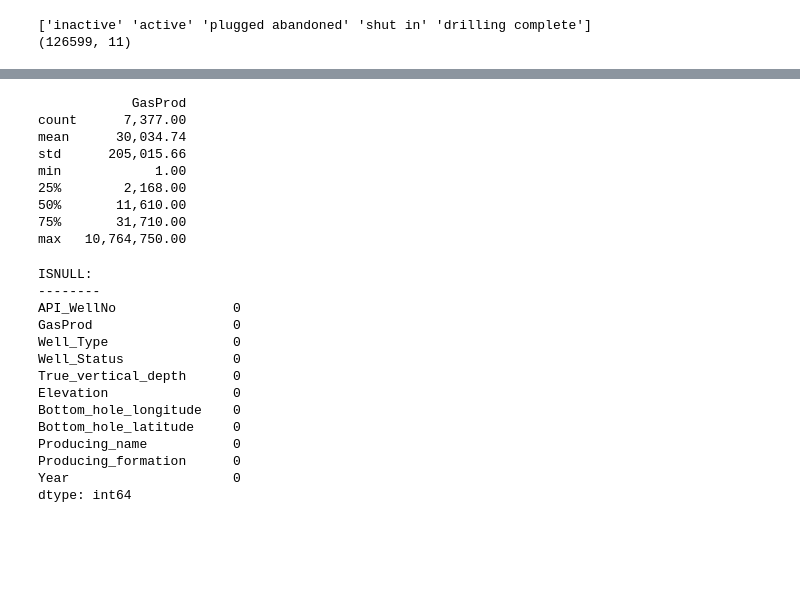
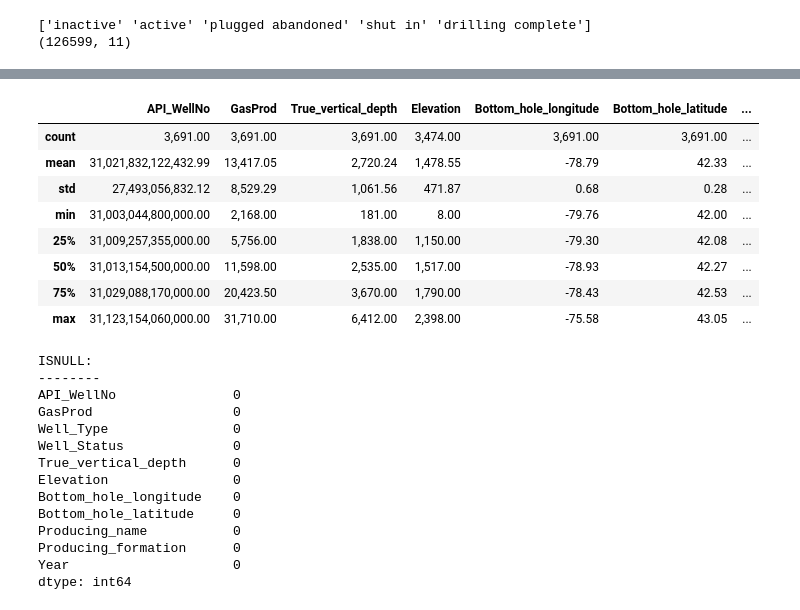
Before and after one commit to mrhussaink7/nys-gas-potential, a Jupyter notebook: code/data_preparation.ipynb, the cells around one changed output, grey strips where cells are left out. Saved outputs shown, nothing was run; the diff lists cells and outputs as text; code cells hidden in the pictures; blank space fills up the shorter version.

```diff
--- a/code/data_preparation.ipynb
+++ b/code/data_preparation.ipynb
@@ -260,18 +260,20 @@ df.head()
 | 751 | 31009128240000 | 34.00 | oil development | active | 1,486.00 | 1,850.00 | -78.60 | ... |
 | 750 | 31009128220000 | 34.00 | oil development | active | 1,379.00 | 1,710.00 | -78.61 | ... |
 # %%
-df = df[(df['GasProd'] >= df['GasProd'].quantile(.25)) & df['GasProd'] <= df['GasProd'].quantile(.75)]
-print(df[['GasProd']].describe())
+df = df[
+    (df['GasProd'] >= df['GasProd'].quantile(0.25)) &
+    (df['GasProd'] <= df['GasProd'].quantile(0.75))]
+df.describe()
 # %% [output]
-            GasProd
-count      7,377.00
-mean      30,034.74
-std      205,015.66
-min            1.00
-25%        2,168.00
-50%       11,610.00
-75%       31,710.00
-max   10,764,750.00
+|  | API_WellNo | GasProd | True_vertical_depth | Elevation | Bottom_hole_longitude | Bottom_hole_latitude | ... |
+| count | 3,691.00 | 3,691.00 | 3,691.00 | 3,474.00 | 3,691.00 | 3,691.00 | ... |
+| mean | 31,021,832,122,432.99 | 13,417.05 | 2,720.24 | 1,478.55 | -78.79 | 42.33 | ... |
+| std | 27,493,056,832.12 | 8,529.29 | 1,061.56 | 471.87 | 0.68 | 0.28 | ... |
+| min | 31,003,044,800,000.00 | 2,168.00 | 181.00 | 8.00 | -79.76 | 42.00 | ... |
+| 25% | 31,009,257,355,000.00 | 5,756.00 | 1,838.00 | 1,150.00 | -79.30 | 42.08 | ... |
+| 50% | 31,013,154,500,000.00 | 11,598.00 | 2,535.00 | 1,517.00 | -78.93 | 42.27 | ... |
+| 75% | 31,029,088,170,000.00 | 20,423.50 | 3,670.00 | 1,790.00 | -78.43 | 42.53 | ... |
+| max | 31,123,154,060,000.00 | 31,710.00 | 6,412.00 | 2,398.00 | -75.58 | 43.05 | ... |
 # %%
 def fill_elevation(row, df):
     nearby = df[
```
Also changed, not shown: parts of 4 cells of this notebook, 6 other files.
